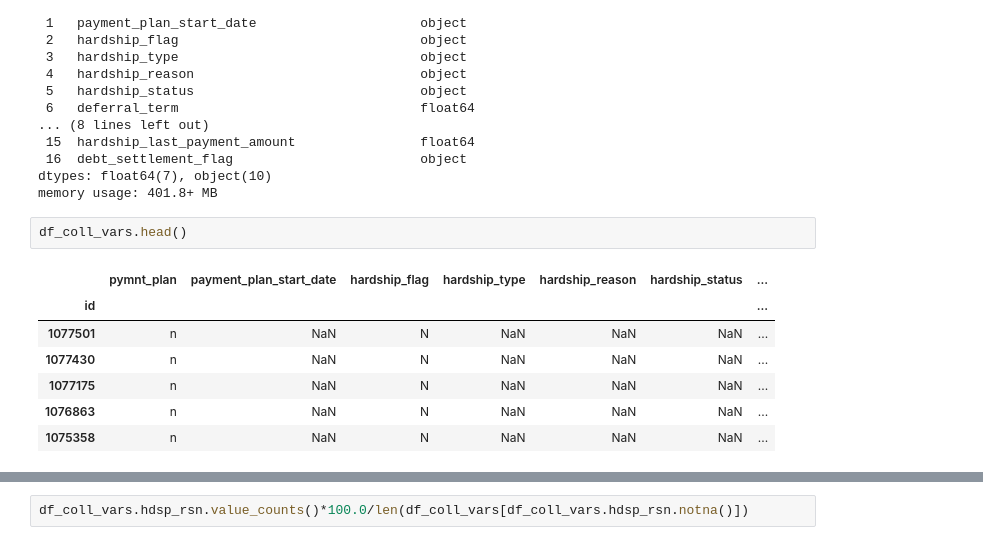
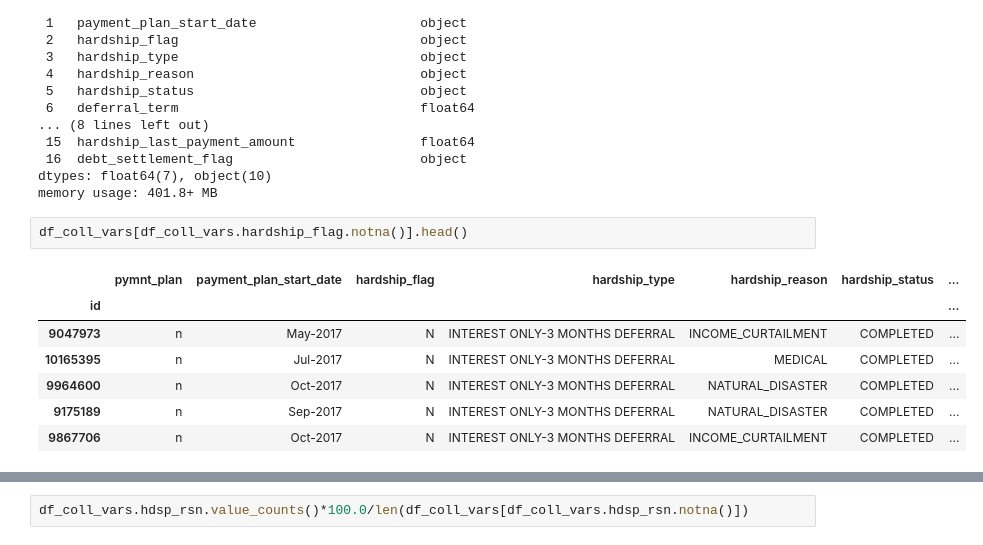
Before and after one commit to sandeepkavadi/practice, a Jupyter notebook: LC_EDA.ipynb, the cells around one changed output, grey strips where cells are left out. Drawn from its saved outputs; the diff is of its cells as text.

```diff
--- a/LC_EDA.ipynb
+++ b/LC_EDA.ipynb
@@ -235,14 +235,14 @@ Data columns (total 17 columns):
 dtypes: float64(7), object(10)
 memory usage: 401.8+ MB
 # %%
-df_coll_vars.head()
+df_coll_vars[df_coll_vars.hardship_flag.notna()].head()
 # %% [output]
 |  | pymnt_plan | payment_plan_start_date | hardship_flag | hardship_type | hardship_reason | hardship_status | ... |
 | id |  |  |  |  |  |  | ... |
-| 1077501 | n | NaN | N | NaN | NaN | NaN | ... |
-| 1077430 | n | NaN | N | NaN | NaN | NaN | ... |
-| 1077175 | n | NaN | N | NaN | NaN | NaN | ... |
-| 1076863 | n | NaN | N | NaN | NaN | NaN | ... |
-| 1075358 | n | NaN | N | NaN | NaN | NaN | ... |
+| 9047973 | n | May-2017 | N | INTEREST ONLY-3 MONTHS DEFERRAL | INCOME_CURTAILMENT | COMPLETED | ... |
+| 10165395 | n | Jul-2017 | N | INTEREST ONLY-3 MONTHS DEFERRAL | MEDICAL | COMPLETED | ... |
+| 9964600 | n | Oct-2017 | N | INTEREST ONLY-3 MONTHS DEFERRAL | NATURAL_DISASTER | COMPLETED | ... |
+| 9175189 | n | Sep-2017 | N | INTEREST ONLY-3 MONTHS DEFERRAL | NATURAL_DISASTER | COMPLETED | ... |
+| 9867706 | n | Oct-2017 | N | INTEREST ONLY-3 MONTHS DEFERRAL | INCOME_CURTAILMENT | COMPLETED | ... |
 # %%
 ## Nested np.where conditions - is there a better way to do this?
```
Also changed, not shown: parts of 15 cells of this notebook.
